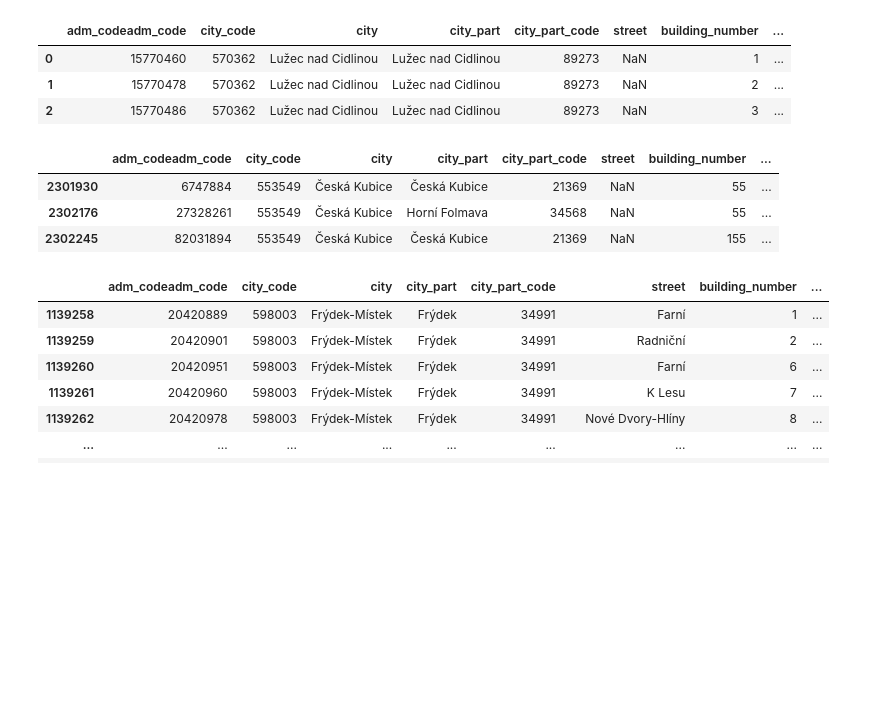
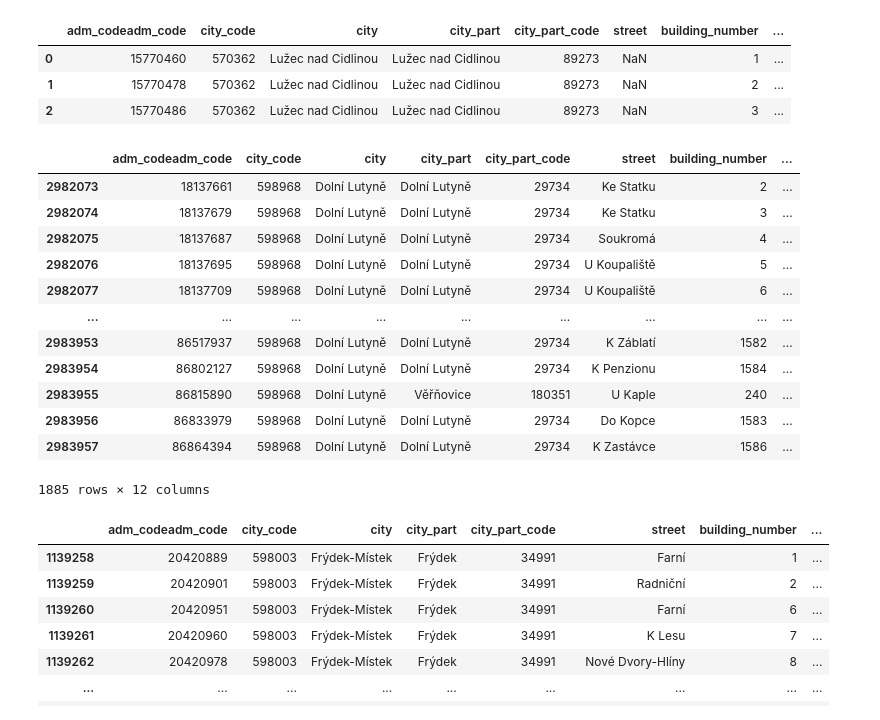
Before and after one commit to 123Lenka/Detektivky_vizualni_smog, a Jupyter notebook: sabi/03_s_manual_search_city_code.ipynb, the cells around one changed output. Saved outputs shown, nothing was run; the diff lists cells and outputs as text; code cells hidden in the pictures; blank space fills up the shorter version.

```diff
--- a/sabi/03_s_manual_search_city_code.ipynb
+++ b/sabi/03_s_manual_search_city_code.ipynb
@@ -1,7 +1,7 @@
 # %%
 import pandas as pd
 
-addresses = pd.read_csv('combined_addresses_cz_cleaned.csv')
+addresses = pd.read_csv(r'C:\Users\Sabina\Sabi dokumenty\01 Czechitas\01 PYTHON\Python\combined_addresses_cz_cleaned.csv')
 
 addresses.head(3)
 # %% [output]
@@ -11,20 +11,29 @@ addresses.head(3)
 | 2 | 15770486 | 570362 | Lužec nad Cidlinou | Lužec nad Cidlinou | 89273 | NaN | 3 | ... |
 # %%
 city_info = addresses[
-    # addresses['city'].str.contains('Brno', case=False, na=False)
+    addresses['city'].str.contains('Dolní Lutyně', case=False, na=False)
     # &
-    (addresses['city_code'] == 553549)
+    # (addresses['city_code'] == 553549)
     # &
-    # addresses['postal_code'].astype(str).str.contains('73802', case=False, na=False)
-    &
-    addresses['building_number'].astype(str).str.contains('55', case=False, na=False)
+    # addresses['postal_code'].astype(str).str.contains('79861', case=False, na=False)
+    # &
+    # addresses['building_number'].astype(str).str.contains('1177/26', case=False, na=False)
 ]
 city_info
 # %% [output]
 |  | adm_codeadm_code | city_code | city | city_part | city_part_code | street | building_number | ... |
-| 2301930 | 6747884 | 553549 | Česká Kubice | Česká Kubice | 21369 | NaN | 55 | ... |
-| 2302176 | 27328261 | 553549 | Česká Kubice | Horní Folmava | 34568 | NaN | 55 | ... |
-| 2302245 | 82031894 | 553549 | Česká Kubice | Česká Kubice | 21369 | NaN | 155 | ... |
+| 2982073 | 18137661 | 598968 | Dolní Lutyně | Dolní Lutyně | 29734 | Ke Statku | 2 | ... |
+| 2982074 | 18137679 | 598968 | Dolní Lutyně | Dolní Lutyně | 29734 | Ke Statku | 3 | ... |
+| 2982075 | 18137687 | 598968 | Dolní Lutyně | Dolní Lutyně | 29734 | Soukromá | 4 | ... |
+| 2982076 | 18137695 | 598968 | Dolní Lutyně | Dolní Lutyně | 29734 | U Koupaliště | 5 | ... |
+| 2982077 | 18137709 | 598968 | Dolní Lutyně | Dolní Lutyně | 29734 | U Koupaliště | 6 | ... |
+| ... | ... | ... | ... | ... | ... | ... | ... | ... |
+| 2983953 | 86517937 | 598968 | Dolní Lutyně | Dolní Lutyně | 29734 | K Záblatí | 1582 | ... |
+| 2983954 | 86802127 | 598968 | Dolní Lutyně | Dolní Lutyně | 29734 | K Penzionu | 1584 | ... |
+| 2983955 | 86815890 | 598968 | Dolní Lutyně | Věřňovice | 180351 | U Kaple | 240 | ... |
+| 2983956 | 86833979 | 598968 | Dolní Lutyně | Dolní Lutyně | 29734 | Do Kopce | 1583 | ... |
+| 2983957 | 86864394 | 598968 | Dolní Lutyně | Dolní Lutyně | 29734 | K Zastávce | 1586 | ... |
+1885 rows × 12 columns
 # %%
 city_info = addresses[(addresses['city_code'] == 598003)]
 
```
Also changed, not shown: 5 other files.
